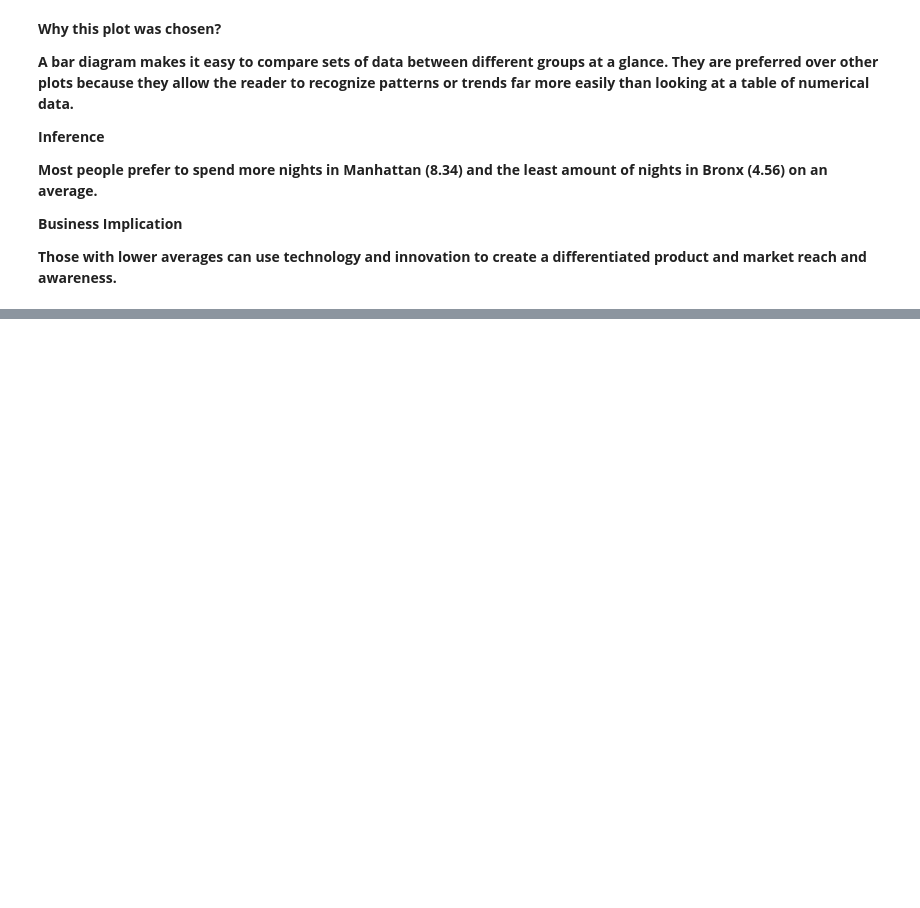
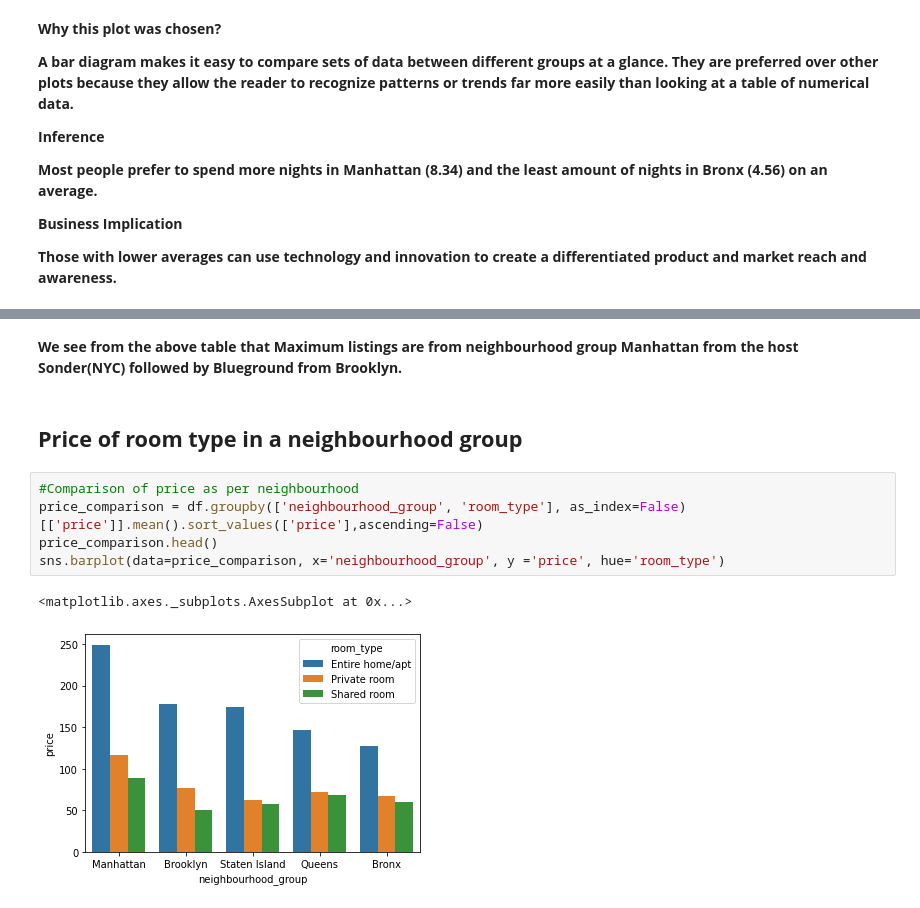
Before and after one commit to AshutoshKumarDubey/EDA_Capstone_Project_Airbnb, a Jupyter notebook: EDA_Airbnb_Bookings_Analysis_By_Ashutosh_Kumar_Dubey.ipynb, the cells around one changed output, grey strips where cells are left out. Cells and saved outputs as stored; diff of their text form; blank space fills up the shorter version.

```diff
--- a/EDA_Airbnb_Bookings_Analysis_By_Ashutosh_Kumar_Dubey.ipynb
+++ b/EDA_Airbnb_Bookings_Analysis_By_Ashutosh_Kumar_Dubey.ipynb
@@ -642,0 +736,12 @@ plt.show()
+# %% [markdown]
+**We see from the above table that Maximum listings are from neighbourhood group Manhattan from the host Sonder(NYC) followed by Blueground from Brooklyn.**
+# %% [markdown]
+## **Price of room type in a neighbourhood group**
+# %%
+#Comparison of price as per neighbourhood
+price_comparison = df.groupby(['neighbourhood_group', 'room_type'], as_index=False)[['price']].mean().sort_values(['price'],ascending=False)
+price_comparison.head()
+sns.barplot(data=price_comparison, x='neighbourhood_group', y ='price', hue='room_type')
+# %% [output]
+<matplotlib.axes._subplots.AxesSubplot at 0x...>
+[figure, added]
```
Also changed, not shown: parts of 30 cells of this notebook.
